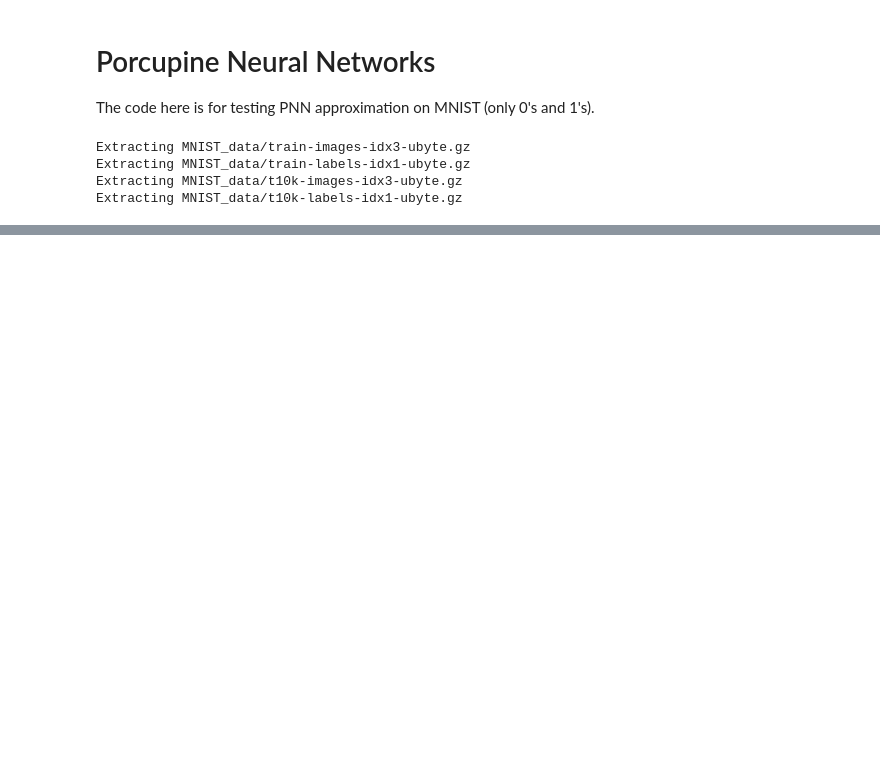
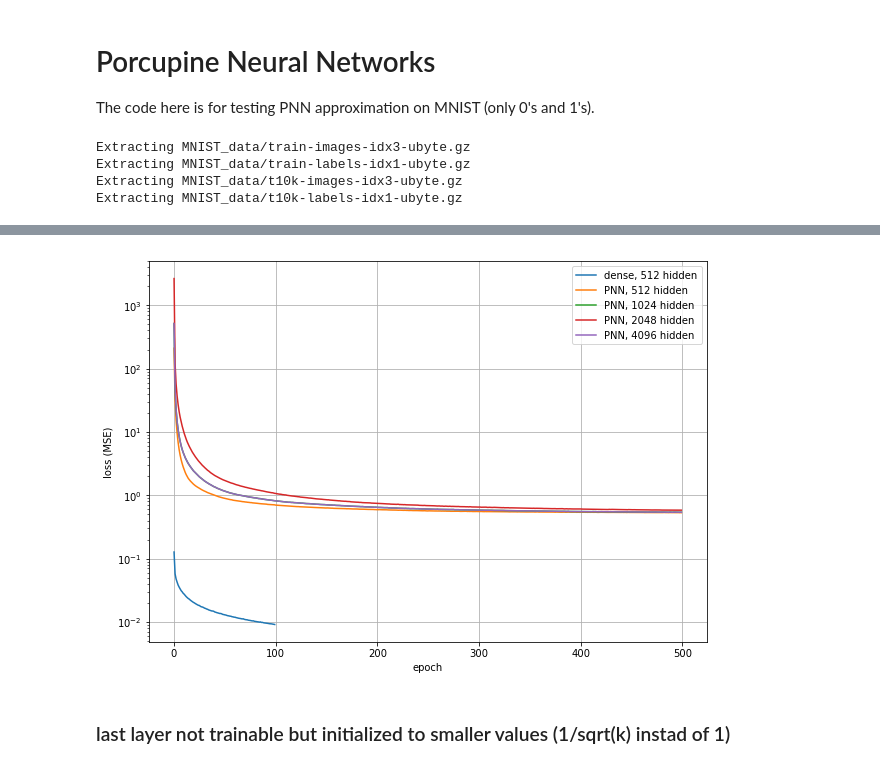
Before and after one commit to jessemzhang/porcupine_neural_networks, a Jupyter notebook: PNN_experiments_MNIST.ipynb, the cells around one changed output, grey strips where cells are left out. Saved outputs shown, nothing was run; the diff lists cells and outputs as text; code cells hidden in the pictures; blank space fills up the shorter version.

Commit message:
working mnist results

```diff
--- a/PNN_experiments_MNIST.ipynb
+++ b/PNN_experiments_MNIST.ipynb
@@ -172,17 +195,24 @@ Epoch 358/500 (2021.963 s), batch 90.0/116 (4.574 s): loss 0.5523
 # %%
 # Plot all losses
 loss1 = pickle.load(file('temp_MNIST/mlp_noreluout_lastlayernottrainable.pickle', 'rb'))[0]
 loss2 = pickle.load(file('temp_MNIST/mlp_noreluout_lastlayernottrainable_PNN_hidden512.pickle', 'rb'))[0]
 loss3 = pickle.load(file('temp_MNIST/mlp_noreluout_lastlayernottrainable_PNN_hidden1024.pickle', 'rb'))[0]
 loss4 = pickle.load(file('temp_MNIST/mlp_noreluout_lastlayernottrainable_PNN_hidden2048.pickle', 'rb'))[0]
+loss4 = pickle.load(file('temp_MNIST/mlp_noreluout_lastlayernottrainable_PNN_hidden4096.pickle', 'rb'))[0]
 
 plt.figure(figsize=(10, 7))
 plt.plot(loss1, label='dense, 512 hidden')
 plt.plot(loss2, label='PNN, 512 hidden')
 plt.plot(loss3, label='PNN, 1024 hidden')
 plt.plot(loss4, label='PNN, 2048 hidden')
+plt.plot(loss3, label='PNN, 4096 hidden')
 plt.xlabel('epoch')
 plt.ylabel('loss (MSE)')
+plt.legend()
 plt.grid()
 plt.yscale('log')
 plt.show()
+# %% [output]
+[figure, added]
+# %% [markdown]
+### last layer not trainable but initialized to smaller values (1/sqrt(k) instad of 1)
```
Also changed, not shown: parts of 9 cells of this notebook, 1 other file.
